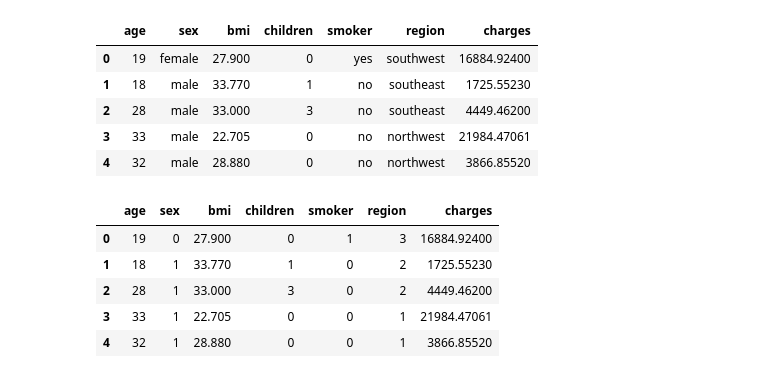
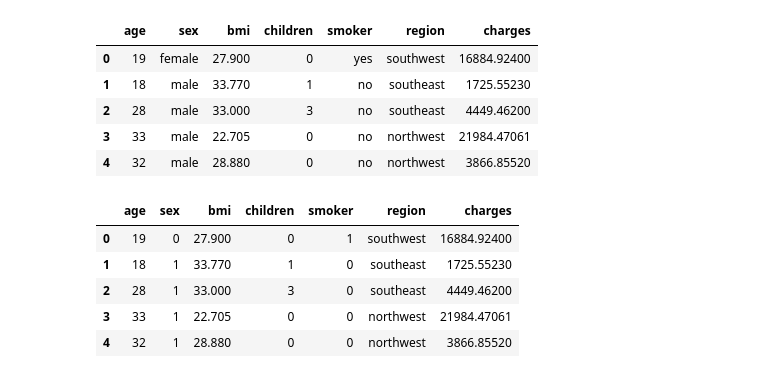
Before and after one commit to 4GeeksAcademy/Hector-linear-regression, a Jupyter notebook: src/explore.ipynb, the cells around one changed output. Cells and saved outputs as stored; diff of their text form; code cells hidden in the pictures.

```diff
--- a/src/explore.ipynb
+++ b/src/explore.ipynb
@@ -21,25 +21,29 @@ data.head()
 # %%
 #Filtraremos y procesaremos los datos de df
 data = data.drop_duplicates().reset_index(drop = True)
-# %%
-# Crear el encoder
-label_encoder = LabelEncoder()
-
-# Aplicar el encoder a la columna
-data['sex'] = label_encoder.fit_transform(data['sex'])
-data['smoker'] = label_encoder.fit_transform(data['smoker'])
-data['region'] = label_encoder.fit_transform(data['region'])
-
-#data.drop(columns=['sex','smoker','region'], inplace = True)
-
-data.head()
-# %% [output]
-|  | age | sex | bmi | children | smoker | region | charges |
-| 0 | 19 | 0 | 27.900 | 0 | 1 | 3 | 16884.92400 |
-| 1 | 18 | 1 | 33.770 | 1 | 0 | 2 | 1725.55230 |
-| 2 | 28 | 1 | 33.000 | 3 | 0 | 2 | 4449.46200 |
-| 3 | 33 | 1 | 22.705 | 0 | 0 | 1 | 21984.47061 |
-| 4 | 32 | 1 | 28.880 | 0 | 0 | 1 | 3866.85520 |
+# %%
+# Crear un diccionario para almacenar un LabelEncoder para cada columna categórica
+le_dict = {}
+
+# Identificar las columnas categóricas
+categorical_cols = ["sex", "smoker"]
+
+# Aplicar LabelEncoder a cada columna categórica
+for col in categorical_cols:
+    le = LabelEncoder()
+    data[col] = le.fit_transform(data[col])
+    le_dict[col] = le  # Guardar el encoder en el diccionario
+
+#data.drop(columns=['sex','smoker','region'], inplace = True)
+
+data.head()
+# %% [output]
+|  | age | sex | bmi | children | smoker | region | charges |
+| 0 | 19 | 0 | 27.900 | 0 | 1 | southwest | 16884.92400 |
+| 1 | 18 | 1 | 33.770 | 1 | 0 | southeast | 1725.55230 |
+| 2 | 28 | 1 | 33.000 | 3 | 0 | southeast | 4449.46200 |
+| 3 | 33 | 1 | 22.705 | 0 | 0 | northwest | 21984.47061 |
+| 4 | 32 | 1 | 28.880 | 0 | 0 | northwest | 3866.85520 |
 # %%
 #Creamos 4 columas en funcion de la region ya que cada region debe tener un coeficiente diferente y no depender de uno unico constante
 # Crear un DataFrame de ejemplo
```
Also changed, not shown: parts of 4 cells of this notebook.
